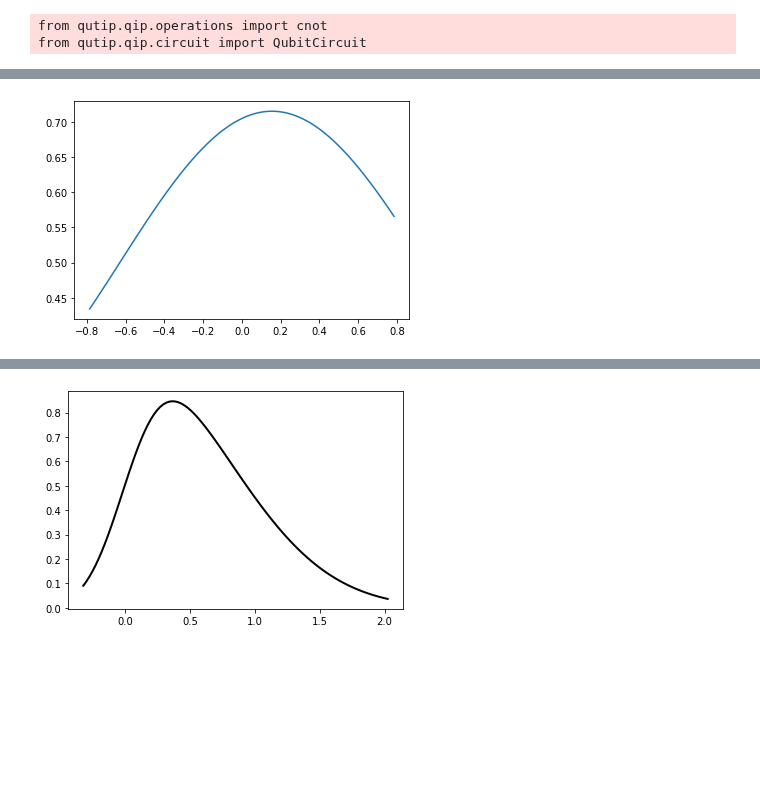
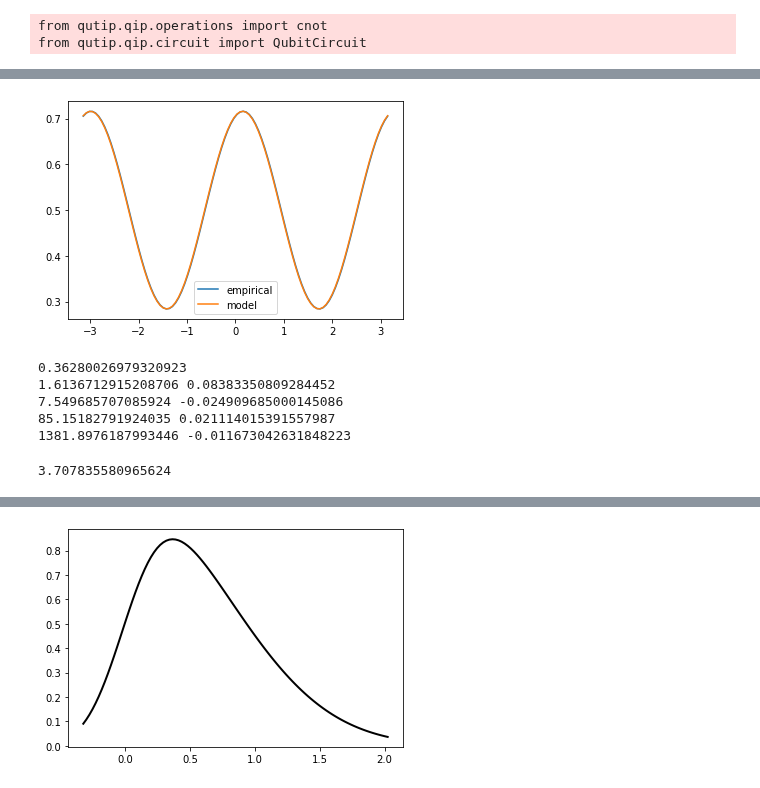
Before and after one commit to farice/SpectatorQubits, a Jupyter notebook: scribbles.ipynb, the cells around one changed output, grey strips where cells are left out. Drawn from its saved outputs; the diff is of its cells as text; code cells hidden in the pictures; blank space fills up the shorter version.

```diff
--- a/scribbles.ipynb
+++ b/scribbles.ipynb
@@ -58,6 +65,21 @@ print(integrals)
-# %%
-plt.figure()
-plt.plot(xs, integrals)
-plt.show()
-# %% [output]
-[figure, removed]
+# %%
+plt.figure()
+plt.plot(xs, integrals, label="empirical")
+plt.plot(xs, (1 - 2 * np.min(integrals)) * np.power(np.cos(xs - 0.15), 2) + np.min(integrals), label="model")
+plt.legend()
+plt.show()
+# %% [output]
+[figure, added]
+# %%
+from scipy.stats import moment
+
+print(np.mean(error_samples))
+
+for i in range (2, 6):
+    print(moment(error_samples, moment=i), moment(np.power(np.cos(error_samples), 2), moment=i))
+# %% [output]
+0.36280026979320923
+1.6136712915208706 0.08383350809284452
+7.549685707085924 -0.024909685000145086
+85.15182791924035 0.021114015391557987
+1381.8976187993446 -0.011673042631848223
@@ -64,3 +88,7 @@ plt.show()
+# %%
+skew(error_samples)
+# %% [output]
+3.707835580965624
 # %%
 print(np.exp(np.pi **2 / 32) - 1)
 print(np.mean(error_samples))
```
Also changed, not shown: parts of 14 cells of this notebook.
